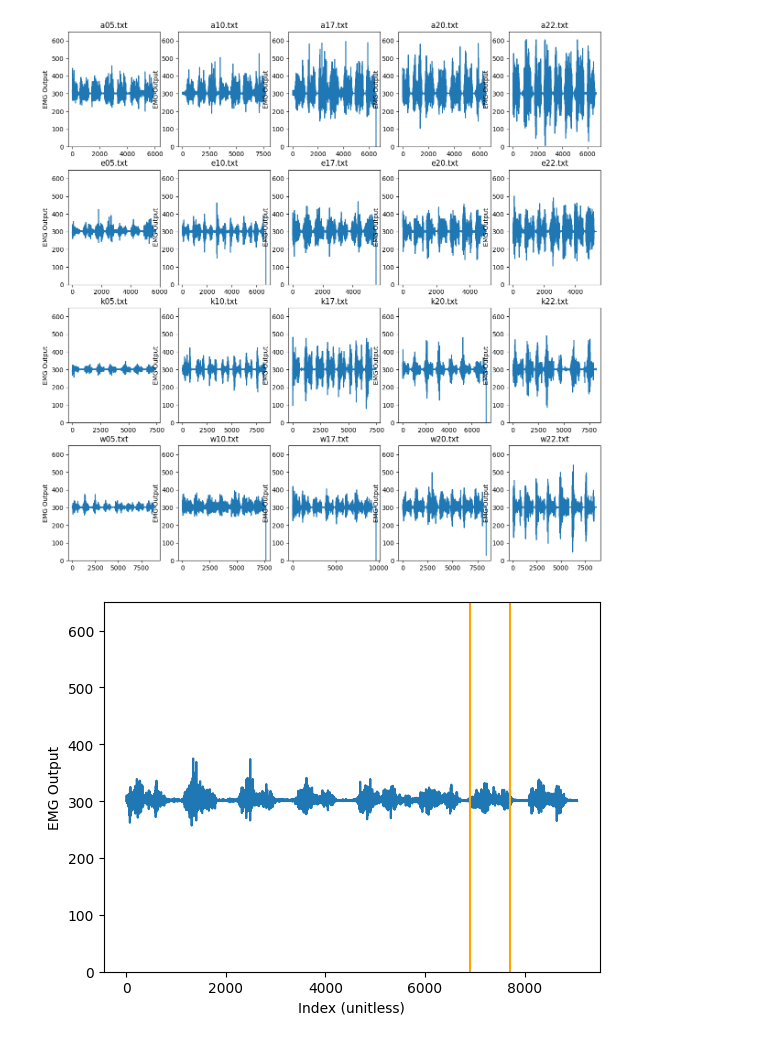
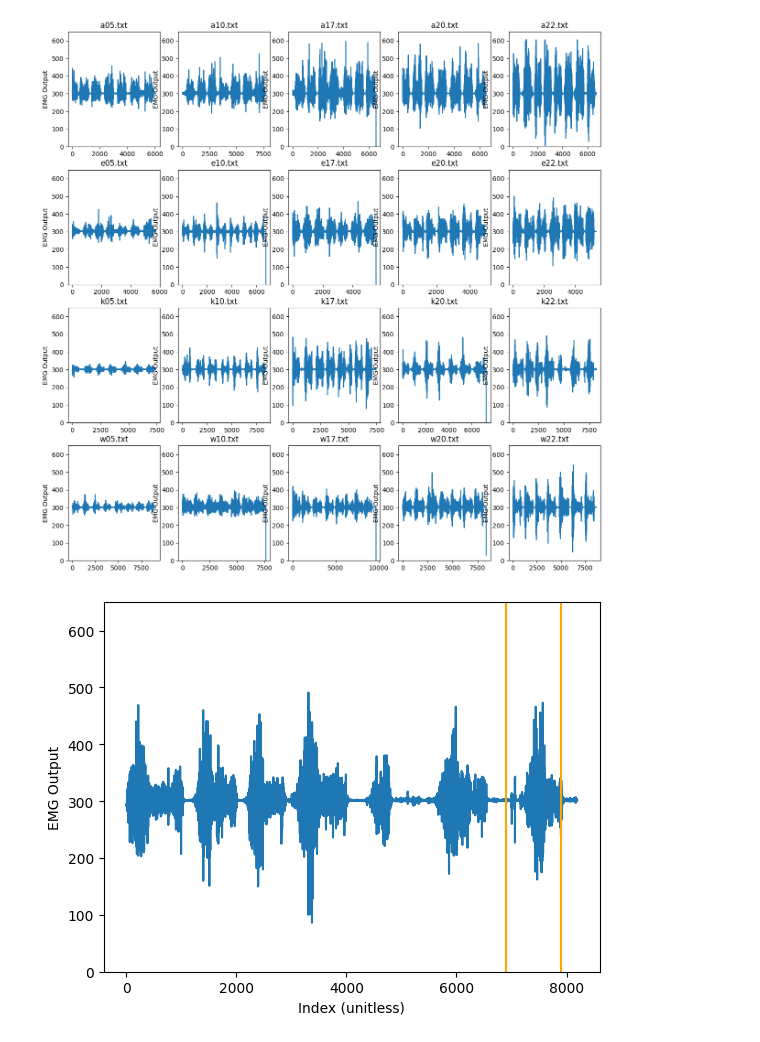
Before and after one commit to nouturnsign/physemg, a Jupyter notebook: preanalysis.ipynb, the cells around one changed output. Cells and saved outputs as stored; diff of their text form; code cells hidden in the pictures.

Commit message:
Add more data ranges and plots

```diff
--- a/preanalysis.ipynb
+++ b/preanalysis.ipynb
@@ -41,17 +41,17 @@ plt.show()
 # %%
 YMIN = 0
 YMAX = 650
 
 ax = plt.gca()
 ax.set_xlabel("Index (unitless)")
 ax.set_ylim((YMIN, YMAX))
 ax.set_ylabel("EMG Output")
 
-data = np.loadtxt("data/w05.txt")
+data = np.loadtxt("data/k22.txt")
 plt.plot(data)
-plt.vlines([6900, 7700], YMIN, YMAX, colors="orange")
+plt.vlines([6900, 7900], YMIN, YMAX, colors="orange")
 
 plt.show()
 # %% [output]
-[figure, old version]
+[figure, new version]
 # %%
```
Also changed, not shown: parts of 8 cells of this notebook.
